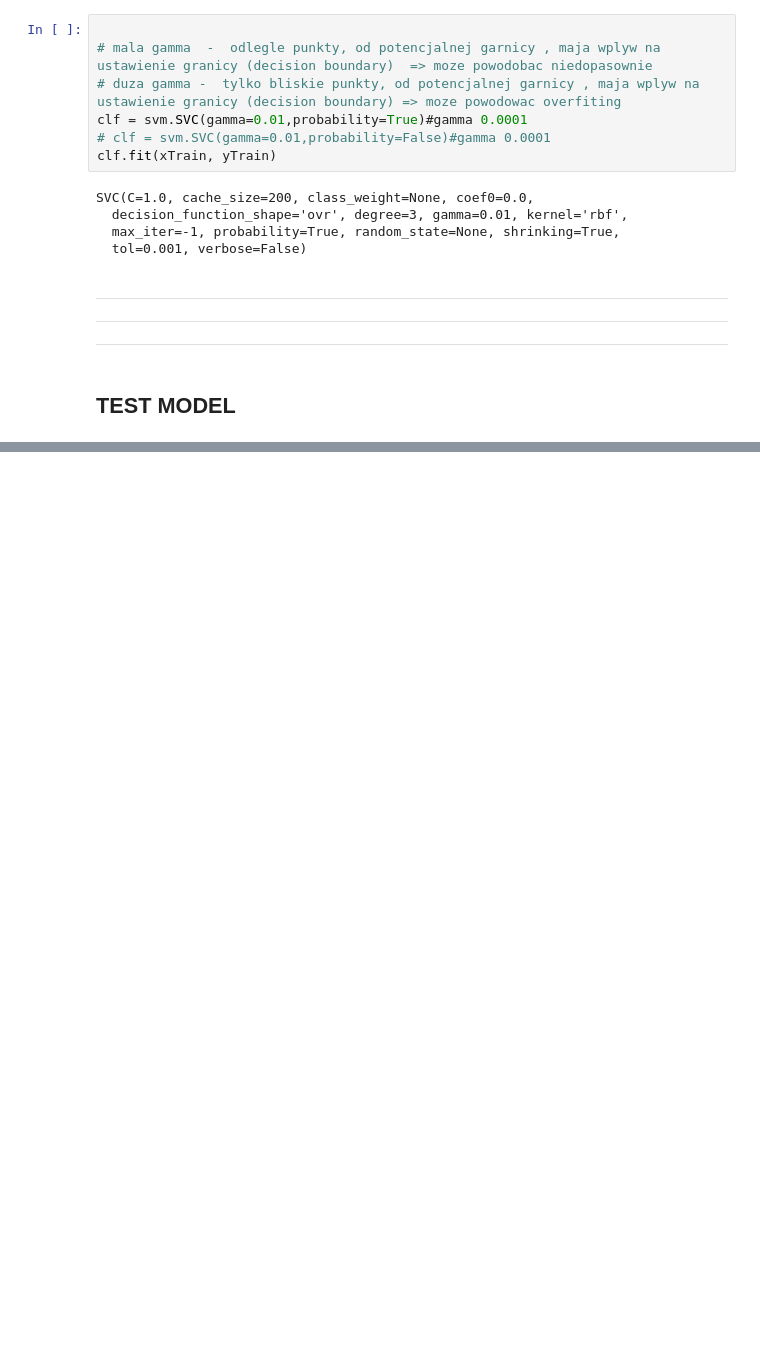
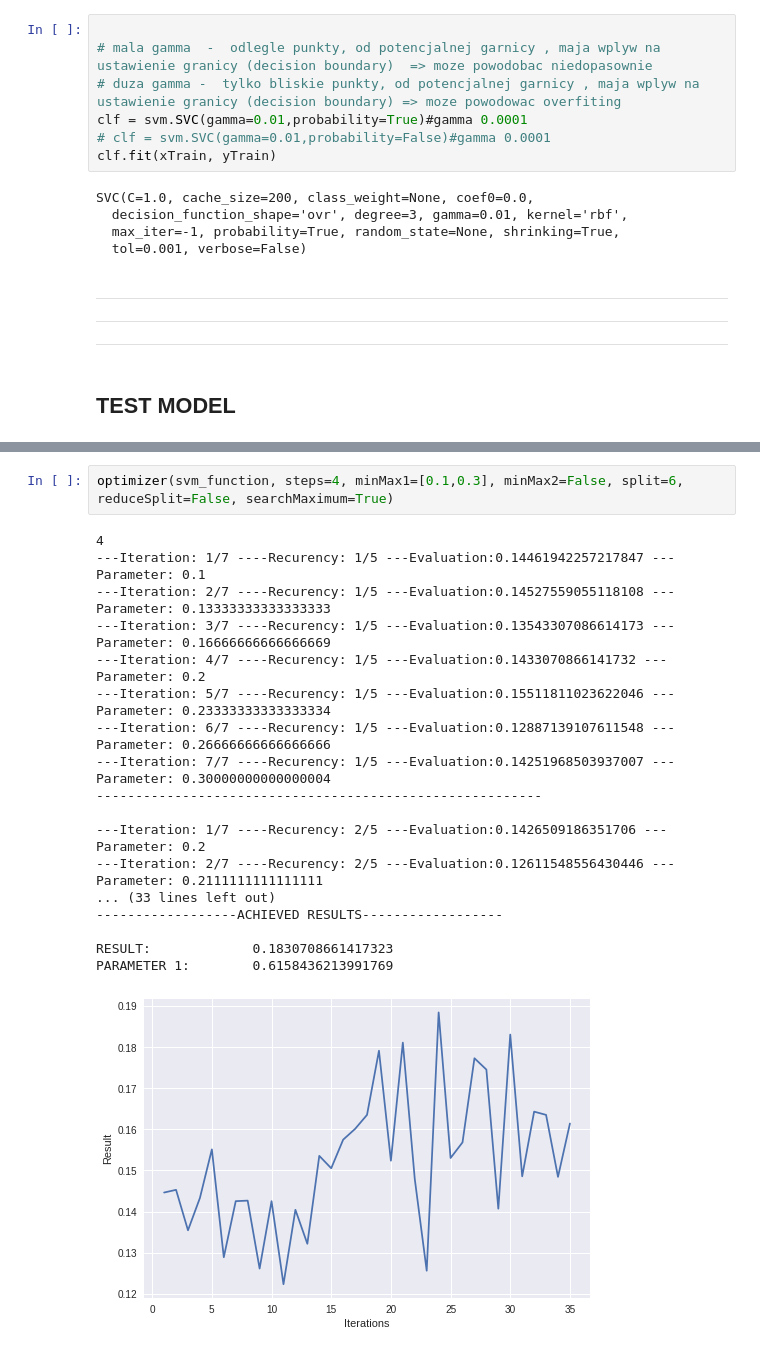
Before and after one commit to seraffin/FailOmen, a Jupyter notebook: Pola/Workspace_SVM.ipynb, the cells around one changed output, grey strips where cells are left out. Saved outputs shown, nothing was run; the diff lists cells and outputs as text; blank space fills up the shorter version.

```diff
--- a/Pola/Workspace_SVM.ipynb
+++ b/Pola/Workspace_SVM.ipynb
@@ -792,0 +861,21 @@ KeyboardInterrupt: ignored
+# %%
+optimizer(svm_function, steps=4, minMax1=[0.1,0.3], minMax2=False, split=6, reduceSplit=False, searchMaximum=True)
+# %% [output]
+4
+---Iteration: 1/7 ----Recurency: 1/5 ---Evaluation:0.14461942257217847 ---Parameter: 0.1
+---Iteration: 2/7 ----Recurency: 1/5 ---Evaluation:0.14527559055118108 ---Parameter: 0.13333333333333333
+---Iteration: 3/7 ----Recurency: 1/5 ---Evaluation:0.13543307086614173 ---Parameter: 0.16666666666666669
+---Iteration: 4/7 ----Recurency: 1/5 ---Evaluation:0.1433070866141732 ---Parameter: 0.2
+---Iteration: 5/7 ----Recurency: 1/5 ---Evaluation:0.15511811023622046 ---Parameter: 0.23333333333333334
+---Iteration: 6/7 ----Recurency: 1/5 ---Evaluation:0.12887139107611548 ---Parameter: 0.26666666666666666
+---Iteration: 7/7 ----Recurency: 1/5 ---Evaluation:0.14251968503937007 ---Parameter: 0.30000000000000004
+---------------------------------------------------------
+
+---Iteration: 1/7 ----Recurency: 2/5 ---Evaluation:0.1426509186351706 ---Parameter: 0.2
+---Iteration: 2/7 ----Recurency: 2/5 ---Evaluation:0.12611548556430446 ---Parameter: 0.2111111111111111
+... (33 lines left out)
+------------------ACHIEVED RESULTS------------------
+
+RESULT:             0.1830708661417323
+PARAMETER 1:        0.6158436213991769
+[figure, added]
```
Also changed, not shown: parts of 13 cells of this notebook.
